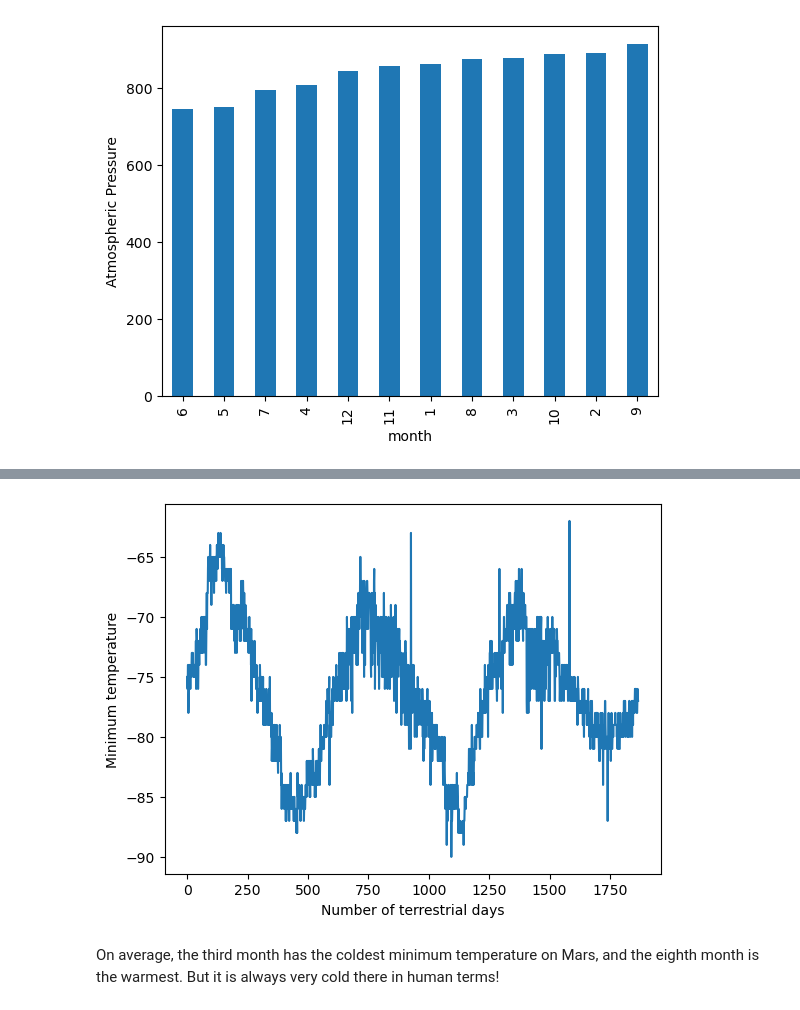
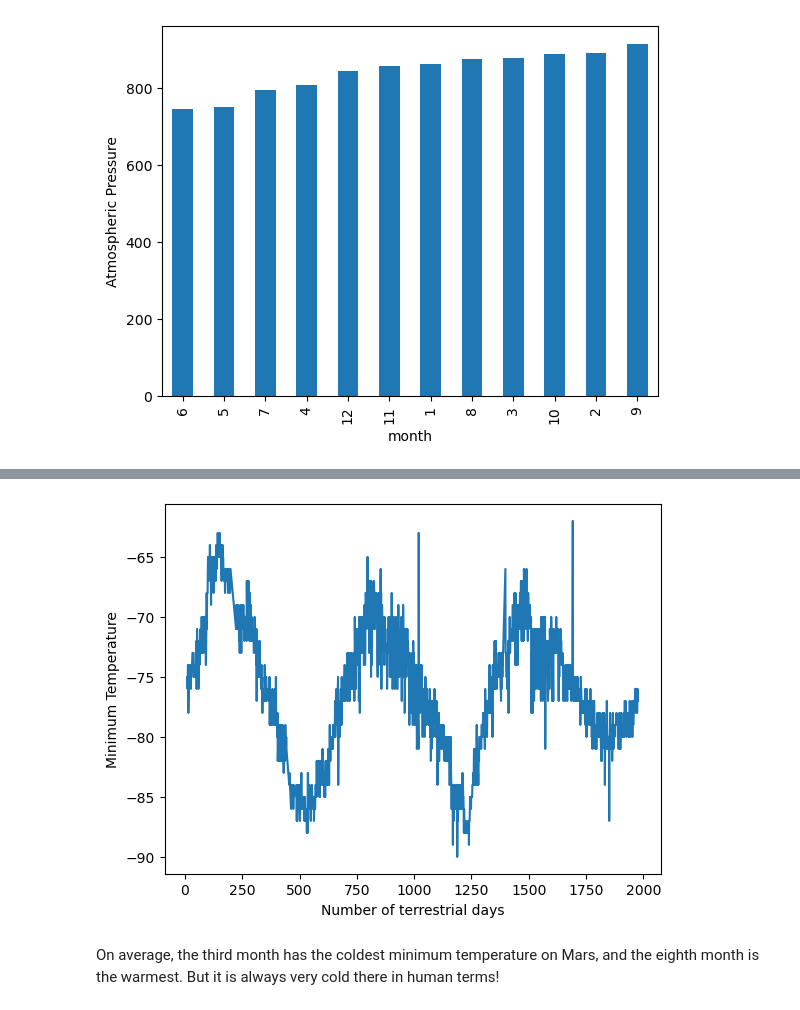
Before and after one commit to HasmigG/mars_news_weather, a Jupyter notebook: part_2_mars_weather.ipynb, the cells around one changed output, grey strips where cells are left out. Saved outputs shown, nothing was run; the diff lists cells and outputs as text; code cells hidden in the pictures.

```diff
--- a/part_2_mars_weather.ipynb
+++ b/part_2_mars_weather.ipynb
@@ -100,6 +100,6 @@ row_list
  ...]
 # %%
 # Create a Pandas DataFrame by using the list of rows and a list of the column names
-mars_weather_df = pd.DataFrame(row_list, columns=["id", "terrestrial_date", "sol", "ls", "month", "min_temp", "pressure"])
+df = pd.DataFrame(row_list, columns=["id", "terrestrial_date", "sol", "ls", "month", "min_temp", "pressure"])
 # %%
 # Confirm DataFrame was created successfully
@@ -133,2 +132,11 @@ dtype: object
+# %%
+# Change data types for data analysis
+df['terrestrial_date'] = pd.to_datetime(df['terrestrial_date'])
+
+columns_to_int = ["sol", "ls", "month"]
+df[columns_to_int] = df[columns_to_int].astype(int)
+
+columns_to_float = ["min_temp", "pressure"]
+df[columns_to_float] = df[columns_to_float].astype(float)
 # %%
 # Confirm type changes were successful by examining data types again
@@ -226,7 +286,11 @@ Name: pressure, dtype: float64
 # %%
 # 5. How many terrestrial (earth) days are there in a Martian year?
+plt.plot(df['sol'], df['min_temp'])
+plt.xlabel('Number of terrestrial days')
+plt.ylabel('Minimum Temperature')
+plt.show()
 # %% [output]
-[figure, old version]
+[figure, new version]
 # %% [markdown]
 On average, the third month has the coldest minimum temperature on Mars, and the eighth month is the warmest. But it is always very cold there in human terms!
 # %% [markdown]
```
Also changed, not shown: parts of 15 cells of this notebook, 2 other files.
